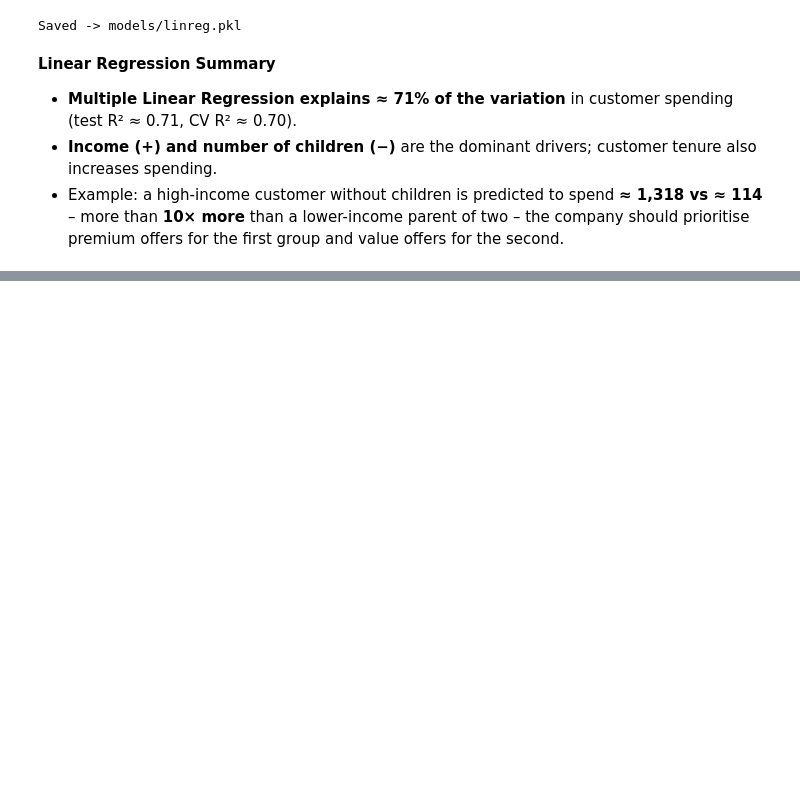
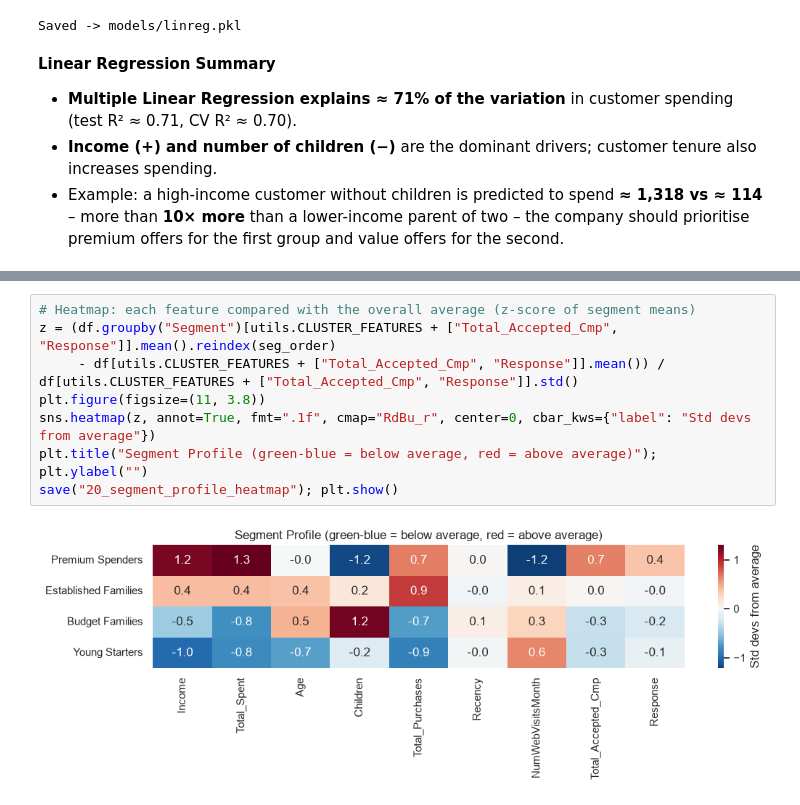
Before and after one commit to manasvigohil28/Customer-Segmentation-Campaign-Optimization, a Jupyter notebook: notebooks/analysis.ipynb, the cells around one changed output, grey strips where cells are left out. Cells and saved outputs as stored; diff of their text form; blank space fills up the shorter version.

```diff
--- a/notebooks/analysis.ipynb
+++ b/notebooks/analysis.ipynb
@@ -723,0 +846,10 @@ Saved -> models/linreg.pkl
+# %%
+# Heatmap: each feature compared with the overall average (z-score of segment means)
+z = (df.groupby("Segment")[utils.CLUSTER_FEATURES + ["Total_Accepted_Cmp", "Response"]].mean().reindex(seg_order)
+     - df[utils.CLUSTER_FEATURES + ["Total_Accepted_Cmp", "Response"]].mean()) / df[utils.CLUSTER_FEATURES + ["Total_Accepted_Cmp", "Response"]].std()
+plt.figure(figsize=(11, 3.8))
+sns.heatmap(z, annot=True, fmt=".1f", cmap="RdBu_r", center=0, cbar_kws={"label": "Std devs from average"})
+plt.title("Segment Profile (green-blue = below average, red = above average)"); plt.ylabel("")
+save("20_segment_profile_heatmap"); plt.show()
+# %% [output]
+[figure, added]
```
Also changed, not shown: parts of 21 cells of this notebook, 10 other files.
